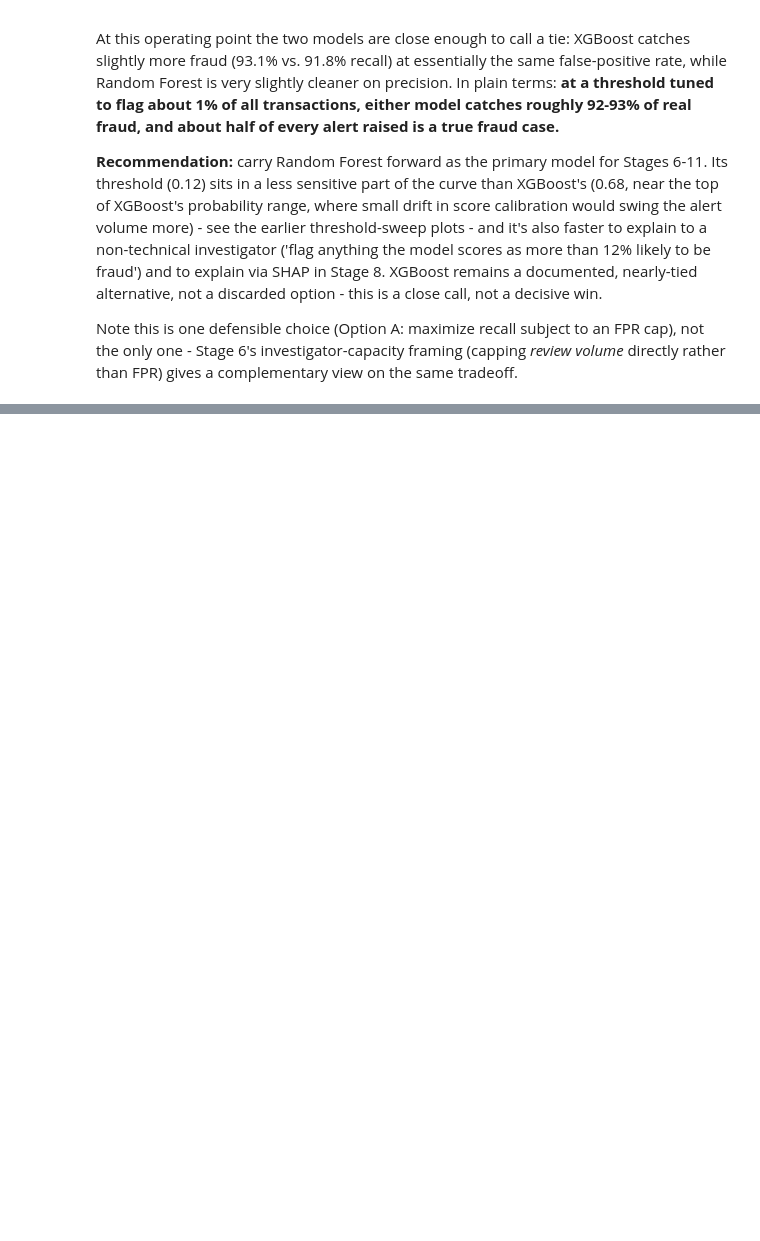
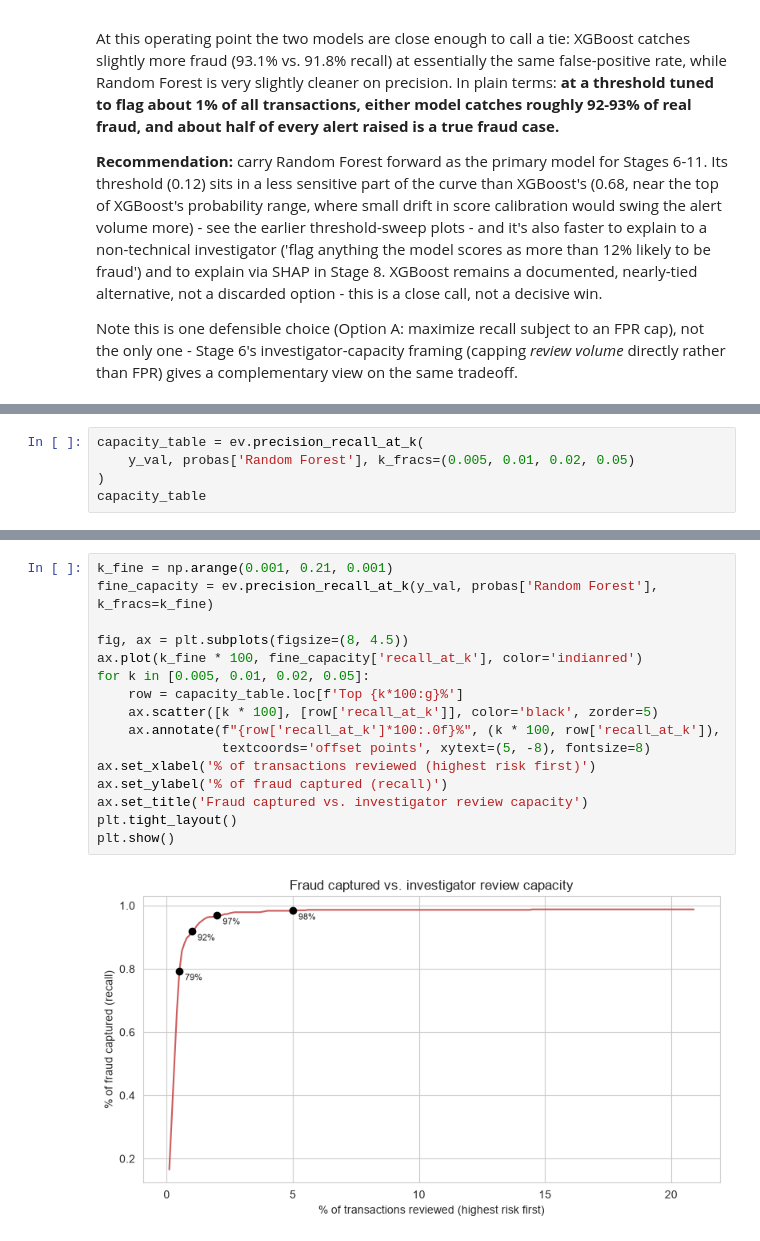
Before and after one commit to Ahussein9817/CreditCardFraudDetection, a Jupyter notebook: notebooks/03_threshold_analysis.ipynb, the cells around one changed output, grey strips where cells are left out. Saved outputs shown, nothing was run; the diff lists cells and outputs as text; blank space fills up the shorter version.

```diff
--- a/notebooks/03_threshold_analysis.ipynb
+++ b/notebooks/03_threshold_analysis.ipynb
@@ -179,0 +208,5 @@ Note this is one defensible choice (Option A: maximize recall subject to an FPR
+# %%
+capacity_table = ev.precision_recall_at_k(
+    y_val, probas['Random Forest'], k_fracs=(0.005, 0.01, 0.02, 0.05)
+)
+capacity_table
@@ -179,0 +220,18 @@ Note this is one defensible choice (Option A: maximize recall subject to an FPR
+# %%
+k_fine = np.arange(0.001, 0.21, 0.001)
+fine_capacity = ev.precision_recall_at_k(y_val, probas['Random Forest'], k_fracs=k_fine)
+
+fig, ax = plt.subplots(figsize=(8, 4.5))
+ax.plot(k_fine * 100, fine_capacity['recall_at_k'], color='indianred')
+for k in [0.005, 0.01, 0.02, 0.05]:
+    row = capacity_table.loc[f'Top {k*100:g}%']
+    ax.scatter([k * 100], [row['recall_at_k']], color='black', zorder=5)
+    ax.annotate(f"{row['recall_at_k']*100:.0f}%", (k * 100, row['recall_at_k']),
+                textcoords='offset points', xytext=(5, -8), fontsize=8)
+ax.set_xlabel('% of transactions reviewed (highest risk first)')
+ax.set_ylabel('% of fraud captured (recall)')
+ax.set_title('Fraud captured vs. investigator review capacity')
+plt.tight_layout()
+plt.show()
+# %% [output]
+[figure, added]
```
Also changed, not shown: parts of 5 cells of this notebook, 1 other file.
